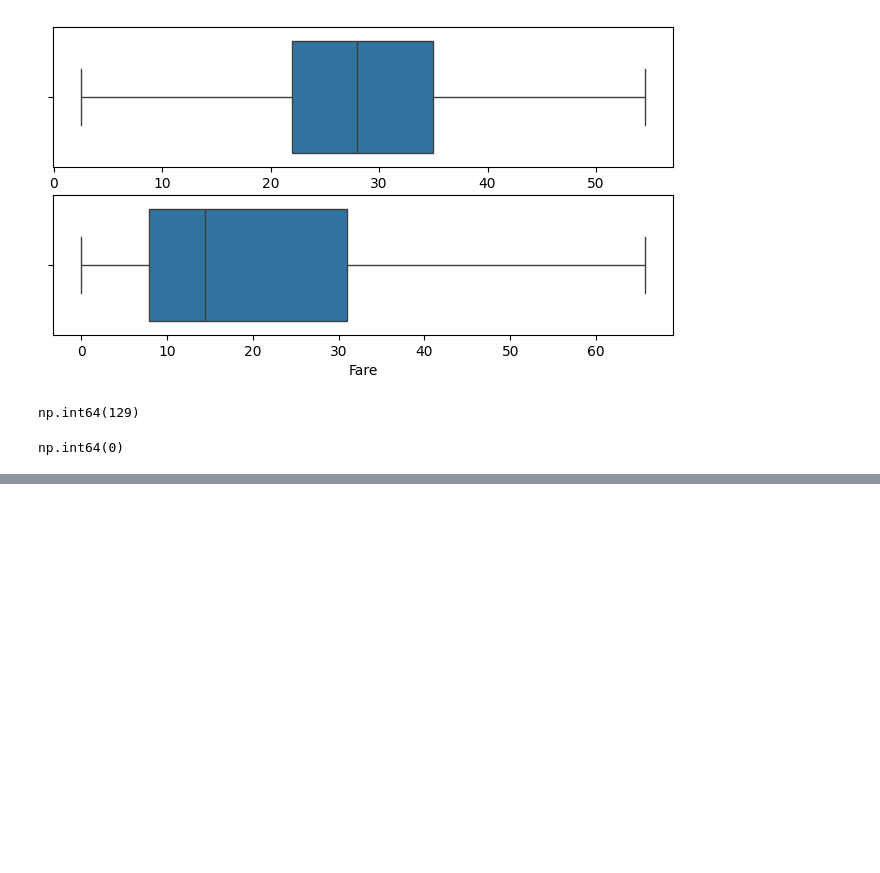
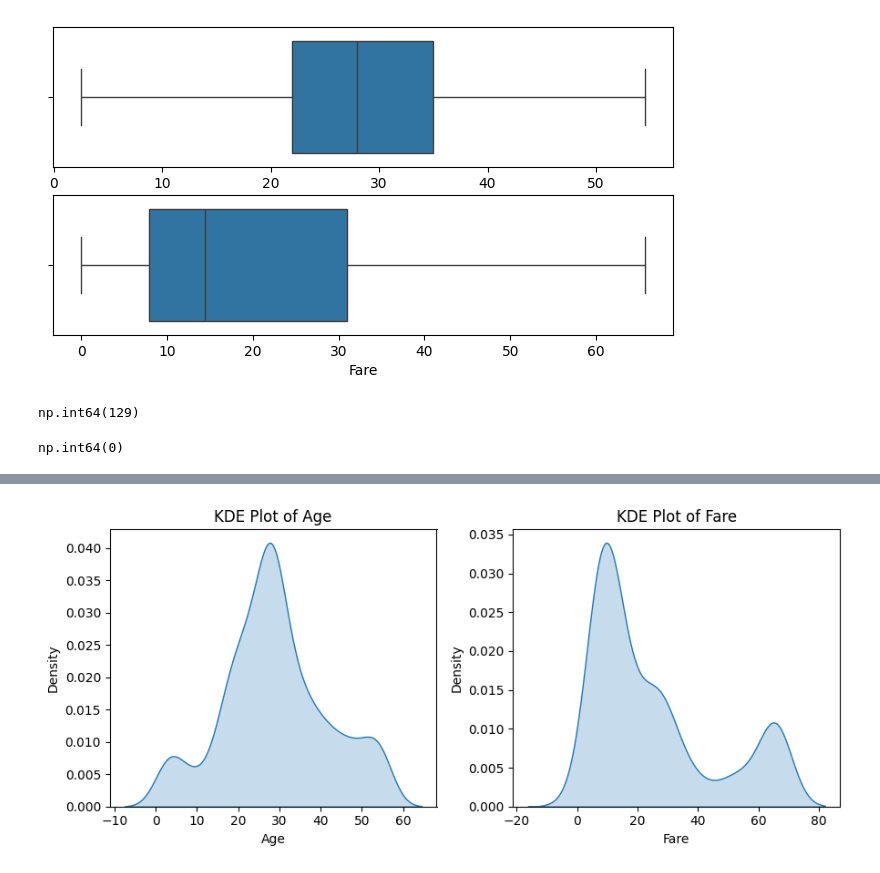
Before and after one commit to Hazem-Amr/GIZ4_AIS2_S1_Ml, a Jupyter notebook: src/Python/Session_8/Code/Preprocessing.ipynb, the cells around one changed output, grey strips where cells are left out. Cells and saved outputs as stored; diff of their text form; code cells hidden in the pictures; blank space fills up the shorter version.

```diff
--- a/src/Python/Session_8/Code/Preprocessing.ipynb
+++ b/src/Python/Session_8/Code/Preprocessing.ipynb
@@ -221,0 +232,13 @@ np.int64(0)
+# %%
+num_cols = df.select_dtypes('number').columns
+plt.figure(figsize=(9, 4))
+
+for i, col in enumerate(num_cols, 1):
+    plt.subplot(1, len(num_cols), i)
+    sns.kdeplot(df[col], fill=True)
+    plt.title(f"KDE Plot of {col}")
+
+plt.tight_layout()
+plt.show()
+# %% [output]
+[figure, added]
```
Also changed, not shown: parts of 18 cells of this notebook, 1 other file.
